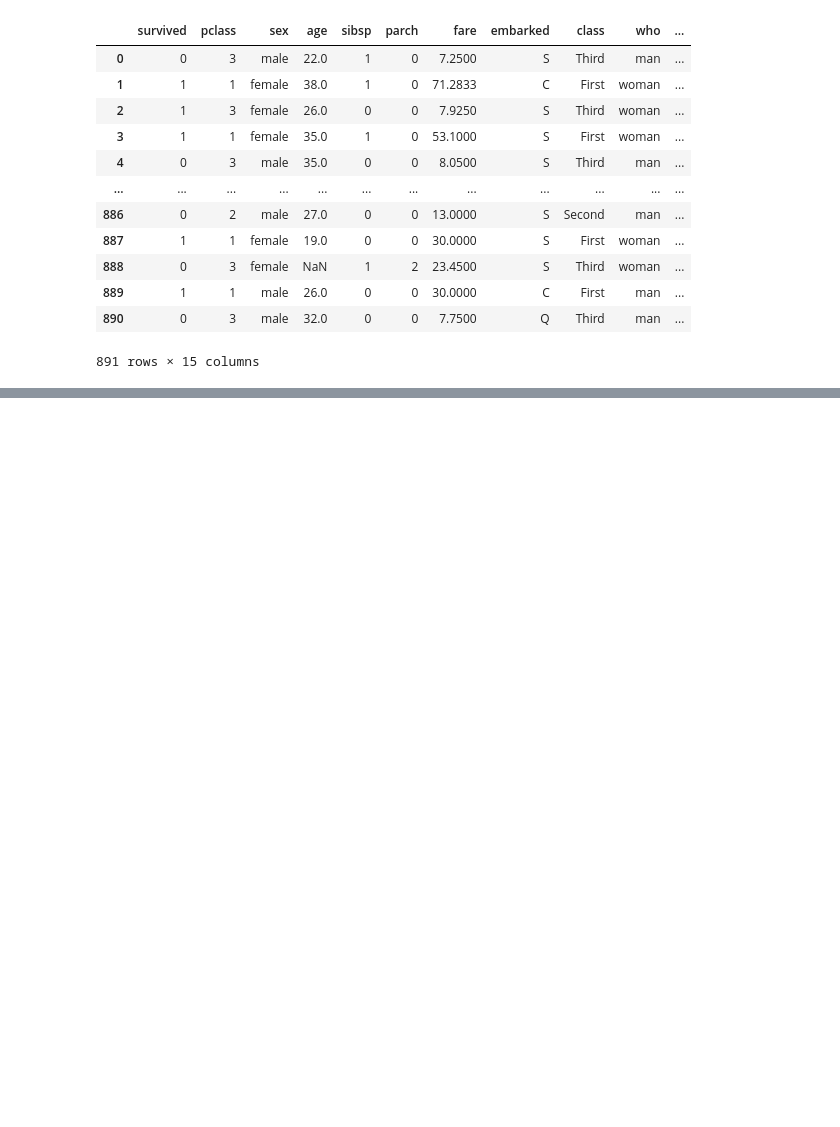
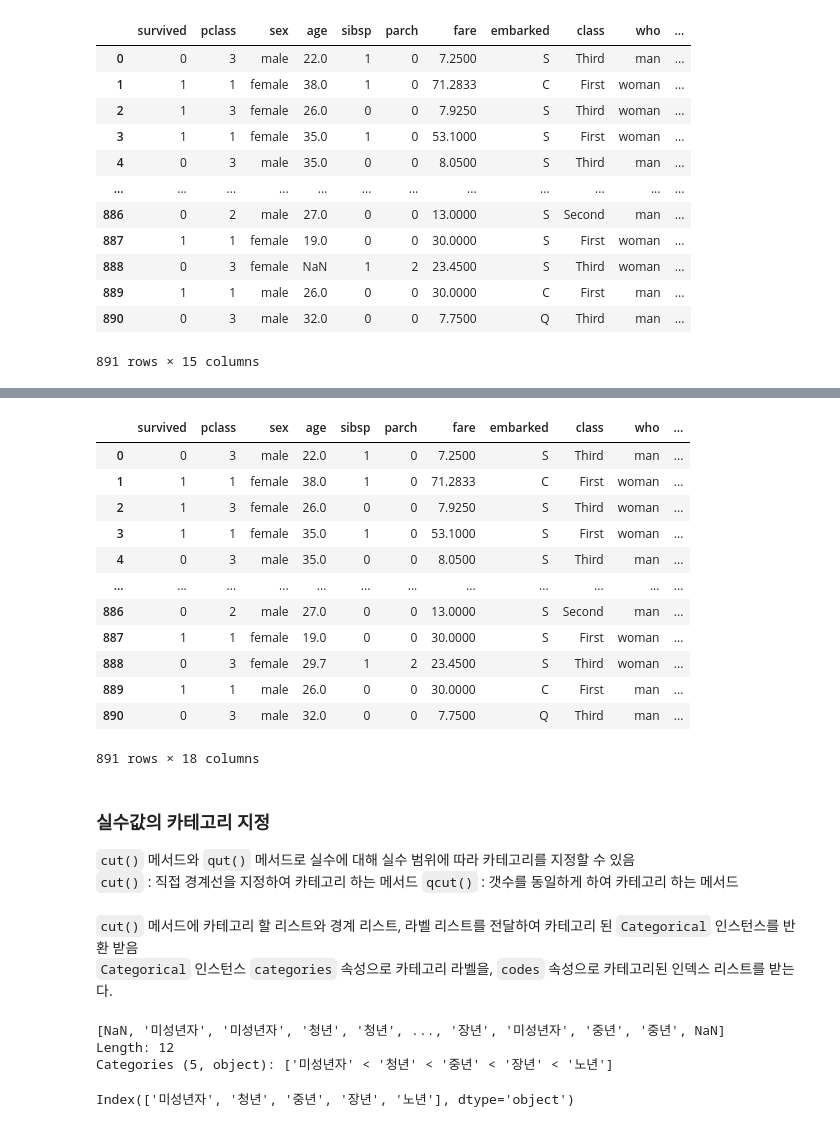
Before and after one commit to kymial/AWS, a Jupyter notebook: pythonwarkspace/pandas_data_analysis/pandas_data_controll.ipynb, the cells around one changed output, grey strips where cells are left out. Saved outputs shown, nothing was run; the diff lists cells and outputs as text; code cells hidden in the pictures; blank space fills up the shorter version.

```diff
--- a/pythonwarkspace/pandas_data_analysis/pandas_data_controll.ipynb
+++ b/pythonwarkspace/pandas_data_analysis/pandas_data_controll.ipynb
@@ -409,0 +524,22 @@ titanic
+# %%
+titanic['category2'] = titanic.sex +titanic.age.astype(str)
+titanic
+# %% [output]
+|  | survived | pclass | sex | age | sibsp | parch | fare | embarked | class | who | ... |
+| 0 | 0 | 3 | male | 22.0 | 1 | 0 | 7.2500 | S | Third | man | ... |
+| 1 | 1 | 1 | female | 38.0 | 1 | 0 | 71.2833 | C | First | woman | ... |
+| 2 | 1 | 3 | female | 26.0 | 0 | 0 | 7.9250 | S | Third | woman | ... |
+| 3 | 1 | 1 | female | 35.0 | 1 | 0 | 53.1000 | S | First | woman | ... |
+| 4 | 0 | 3 | male | 35.0 | 0 | 0 | 8.0500 | S | Third | man | ... |
+| ... | ... | ... | ... | ... | ... | ... | ... | ... | ... | ... | ... |
+| 886 | 0 | 2 | male | 27.0 | 0 | 0 | 13.0000 | S | Second | man | ... |
+| 887 | 1 | 1 | female | 19.0 | 0 | 0 | 30.0000 | S | First | woman | ... |
+| 888 | 0 | 3 | female | 29.7 | 1 | 2 | 23.4500 | S | Third | woman | ... |
+| 889 | 1 | 1 | male | 26.0 | 0 | 0 | 30.0000 | C | First | man | ... |
+| 890 | 0 | 3 | male | 32.0 | 0 | 0 | 7.7500 | Q | Third | man | ... |
+891 rows × 18 columns
+# %% [markdown]
+### 실수값의 카테고리 지정
+`cut()` 메서드와 `qut()` 메서드로 실수에 대해 실수 범위에 따라 카테고리를 지정할 수 있음
+`cut()` : 직접 경계선을 지정하여 카테고리 하는 메서드
+`qcut()` : 갯수를 동일하게 하여 카테고리 하는 메서드
@@ -409,0 +548,16 @@ titanic
+# %% [markdown]
+`cut()` 메서드에 카테고리 할 리스트와 경계 리스트, 라벨 리스트를 전달하여 카테고리 된 `Categorical` 인스턴스를 반환 받음
+`Categorical` 인스턴스 `categories` 속성으로 카테고리 라벨을, `codes` 속성으로 카테고리된 인덱스 리스트를 받는다.
+# %%
+bins = [1, 20, 30, 50, 70, 100]
+labels = ["미성년자", "청년", "중년", "장년", "노년"]
+cats = pd.cut(age, bins, labels=labels)
+cats
+# %% [output]
+[NaN, '미성년자', '미성년자', '청년', '청년', ..., '장년', '미성년자', '중년', '중년', NaN]
+Length: 12
+Categories (5, object): ['미성년자' < '청년' < '중년' < '장년' < '노년']
+# %%
+cats.categories
+# %% [output]
+Index(['미성년자', '청년', '중년', '장년', '노년'], dtype='object')
```
Also changed, not shown: parts of 23 cells of this notebook.
